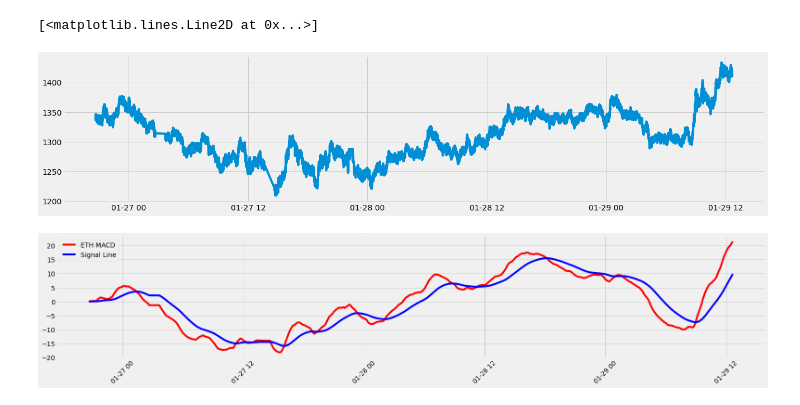
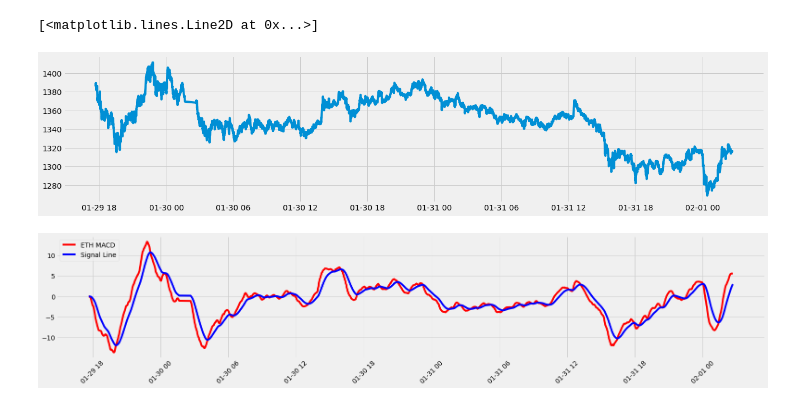
Before and after one commit to jsngalloway/night-trader, a Jupyter notebook: notebooks/macd_based/macd_test_2.ipynb, the cells around one changed output. Drawn from its saved outputs; the diff is of its cells as text; code cells hidden in the pictures.

```diff
--- a/notebooks/macd_based/macd_test_2.ipynb
+++ b/notebooks/macd_based/macd_test_2.ipynb
@@ -7,12 +7,11 @@ import matplotlib.pyplot as plt
 plt.style.use('fivethirtyeight')
 # %%
 #Store the data into the df variable
-df = pd.read_csv('../../data/dump.csv')
+df = pd.read_csv('../../data/ETH.csv')
 # %%
 #Set the date as the index for the data
-df = df.set_index(pd.DatetimeIndex(df['time'].values))
-#Show the dataframe
-# df
+df = df.set_index(pd.DatetimeIndex(df['begins_at'].values))
+df['price'] = df[['high_price','low_price']].mean(axis=1)
 # %%
 # Visually Show The Stock Price(s)
 # Create the title
@@ -33,26 +32,26 @@ plt.plot( my_stocks['price'],  label='price')#plt.plot( X-Axis , Y-Axis, line_wi
 # plt.show()
 # %% [output]
 [<matplotlib.lines.Line2D at 0x...>]
-[figure, old version]
+[figure, new version]
 # %%
 macd_params = (12, 26, 9)
-macd_multiplier = 100
+macd_multiplier = 25
 ShortEMA = df.price.ewm(span=macd_params[0]*macd_multiplier, adjust=False).mean() #AKA Fast moving average
 LongEMA = df.price.ewm(span=macd_params[1]*macd_multiplier, adjust=False).mean() #AKA Slow moving average
 MACD = ShortEMA - LongEMA
 signal = MACD.ewm(span=macd_params[2]*macd_multiplier, adjust=False).mean()
 
 plt.figure(figsize=(12.2*2,4.5)) #width = 12.2in, height = 4.5
 plt.plot(df.index, MACD, label='ETH MACD', color = 'red')
 plt.plot(df.index, signal, label='Signal Line', color='blue')
 plt.xticks(rotation=45)
 plt.legend(loc='upper left')
 plt.show()
 # profit, trans = mac_daddy_tester(MACD, signal, df)
 # print((i, profit))
 # t.insert((i, profit))
 # %% [output]
-[figure, old version]
+[figure, new version]
 # %%
 df['MACD'] = MACD
 df['Signal Line'] = signal
```
Also changed, not shown: parts of 1 cell of this notebook, 1 other file.
